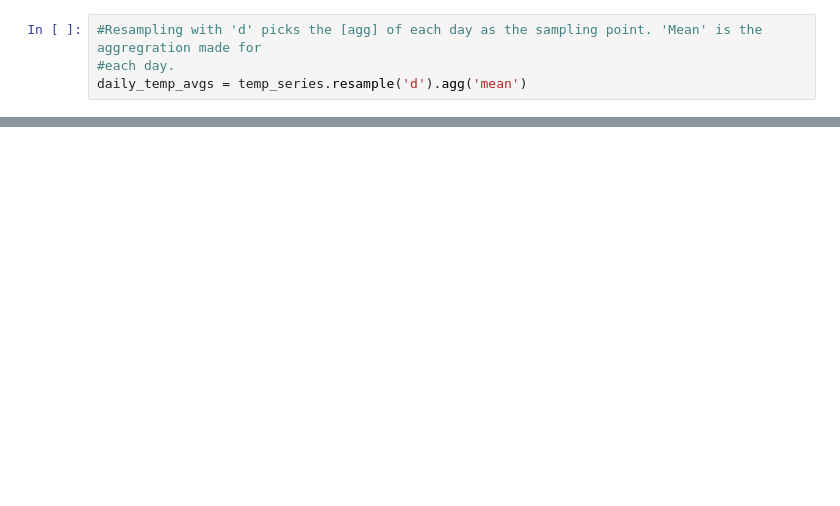
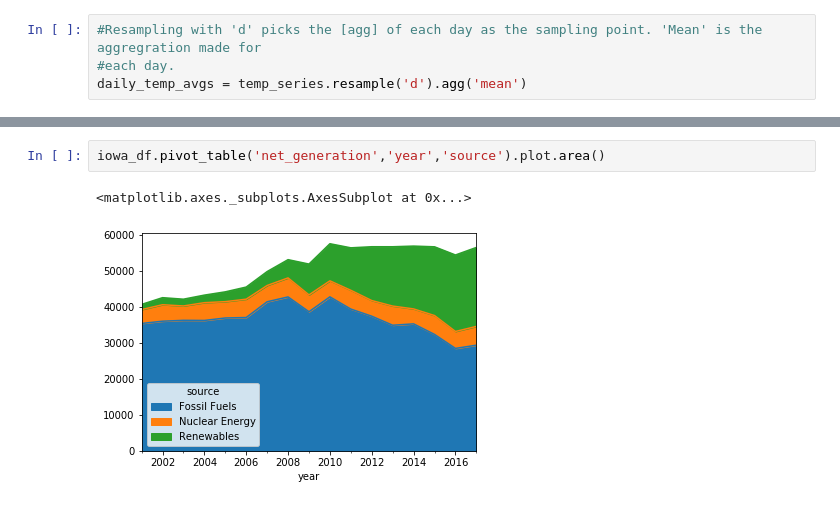
Before and after one commit to flambuth/PYTHON, a Jupyter notebook: pandas-time-series.ipynb, the cells around one changed output, grey strips where cells are left out. Cells and saved outputs as stored; diff of their text form; blank space fills up the shorter version.

```diff
--- a/pandas-time-series.ipynb
+++ b/pandas-time-series.ipynb
@@ -49,0 +461,5 @@ dtype: float64
+# %%
+iowa_df.pivot_table('net_generation','year','source').plot.area()
+# %% [output]
+<matplotlib.axes._subplots.AxesSubplot at 0x...>
+[figure, added]
```
Also changed, not shown: parts of 104 cells of this notebook, 5 other files.
